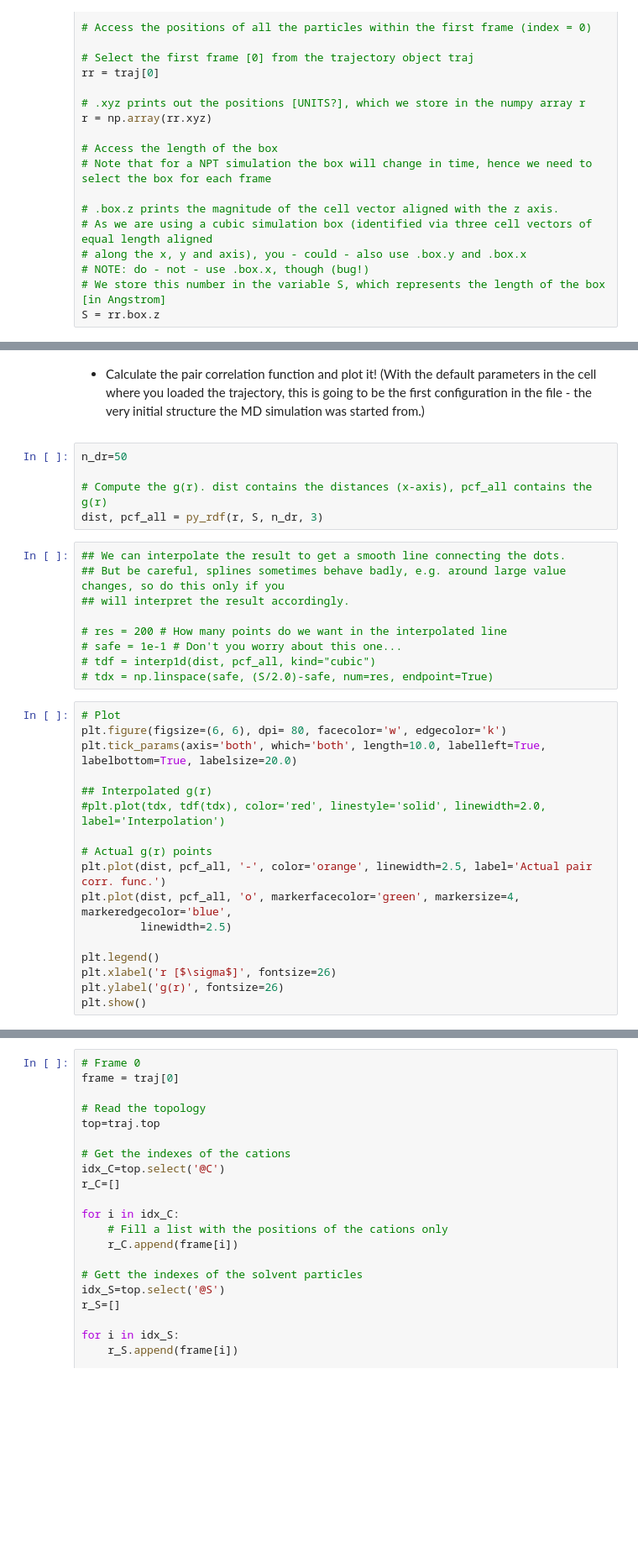
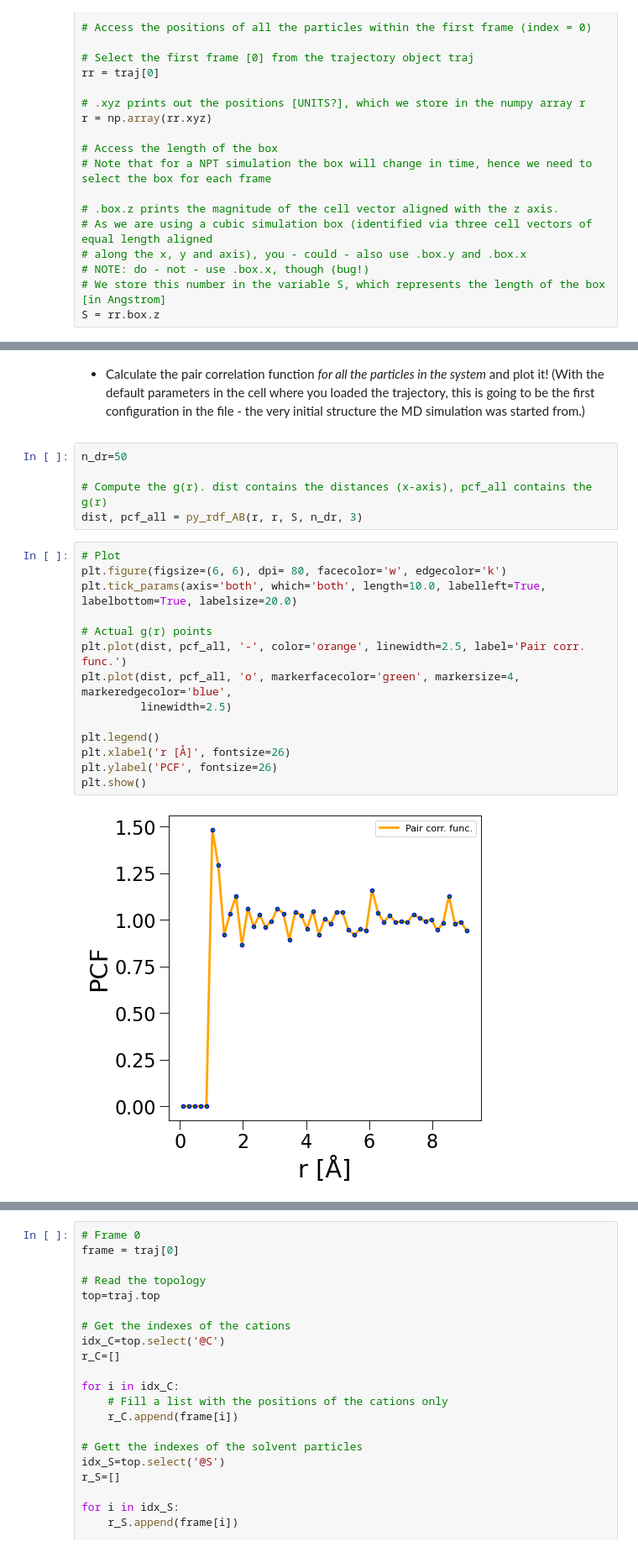
Before and after one commit to gcsosso/CH222, a Jupyter notebook: M15_Part.2_ANALYSIS.ipynb, the cells around one changed output, grey strips where cells are left out. Shown at 84% size. Saved outputs shown, nothing was run; the diff lists cells and outputs as text; blank space fills up the shorter version.

```diff
--- a/M15_Part.2_ANALYSIS.ipynb
+++ b/M15_Part.2_ANALYSIS.ipynb
@@ -165,37 +233,27 @@ def py_rdf(r, S, n_dr, dim):
 # %% [markdown]
 <div class=warn>
 
-* Calculate the pair correlation function and plot it! (With the default parameters in the cell where you loaded the trajectory, this is going to be the first configuration in the file - the very initial structure the MD simulation was started from.)
+* Calculate the pair correlation function *for all the particles in the system* and plot it! (With the default parameters in the cell where you loaded the trajectory, this is going to be the first configuration in the file - the very initial structure the MD simulation was started from.)
 
 </div>
 # %%
 n_dr=50
 
 # Compute the g(r). dist contains the distances (x-axis), pcf_all contains the g(r)
-dist, pcf_all = py_rdf(r, S, n_dr, 3)
+dist, pcf_all = py_rdf_AB(r, r, S, n_dr, 3)
-# %%
-## We can interpolate the result to get a smooth line connecting the dots.
-## But be careful, splines sometimes behave badly, e.g. around large value changes, so do this only if you
-## will interpret the result accordingly.
-
-# res = 200 # How many points do we want in the interpolated line
-# safe = 1e-1 # Don't you worry about this one...
-# tdf = interp1d(dist, pcf_all, kind="cubic")
-# tdx = np.linspace(safe, (S/2.0)-safe, num=res, endpoint=True)
 # %%
 # Plot
 plt.figure(figsize=(6, 6), dpi= 80, facecolor='w', edgecolor='k')
 plt.tick_params(axis='both', which='both', length=10.0, labelleft=True, labelbottom=True, labelsize=20.0)
 
-## Interpolated g(r)
-#plt.plot(tdx, tdf(tdx), color='red', linestyle='solid', linewidth=2.0, label='Interpolation')
-
 # Actual g(r) points
-plt.plot(dist, pcf_all, '-', color='orange', linewidth=2.5, label='Actual pair corr. func.')
+plt.plot(dist, pcf_all, '-', color='orange', linewidth=2.5, label='Pair corr. func.')
 plt.plot(dist, pcf_all, 'o', markerfacecolor='green', markersize=4, markeredgecolor='blue',
          linewidth=2.5)
 
 plt.legend()
-plt.xlabel('r [$\sigma$]', fontsize=26)
-plt.ylabel('g(r)', fontsize=26)
+plt.xlabel('r [Å]', fontsize=26)
+plt.ylabel('PCF', fontsize=26)
 plt.show()
+# %% [output]
+[figure, added]
```
Also changed, not shown: parts of 16 cells of this notebook.
